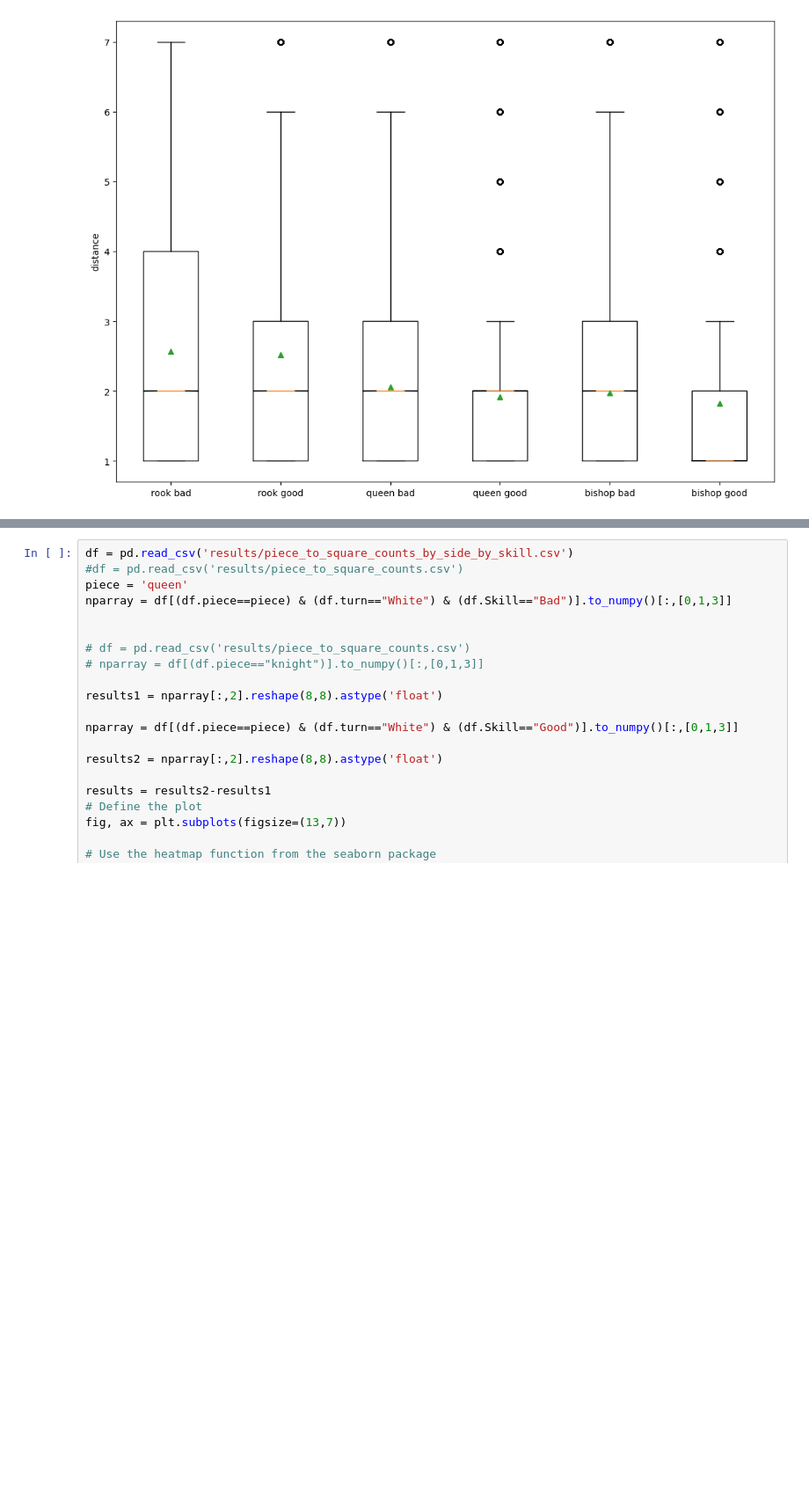
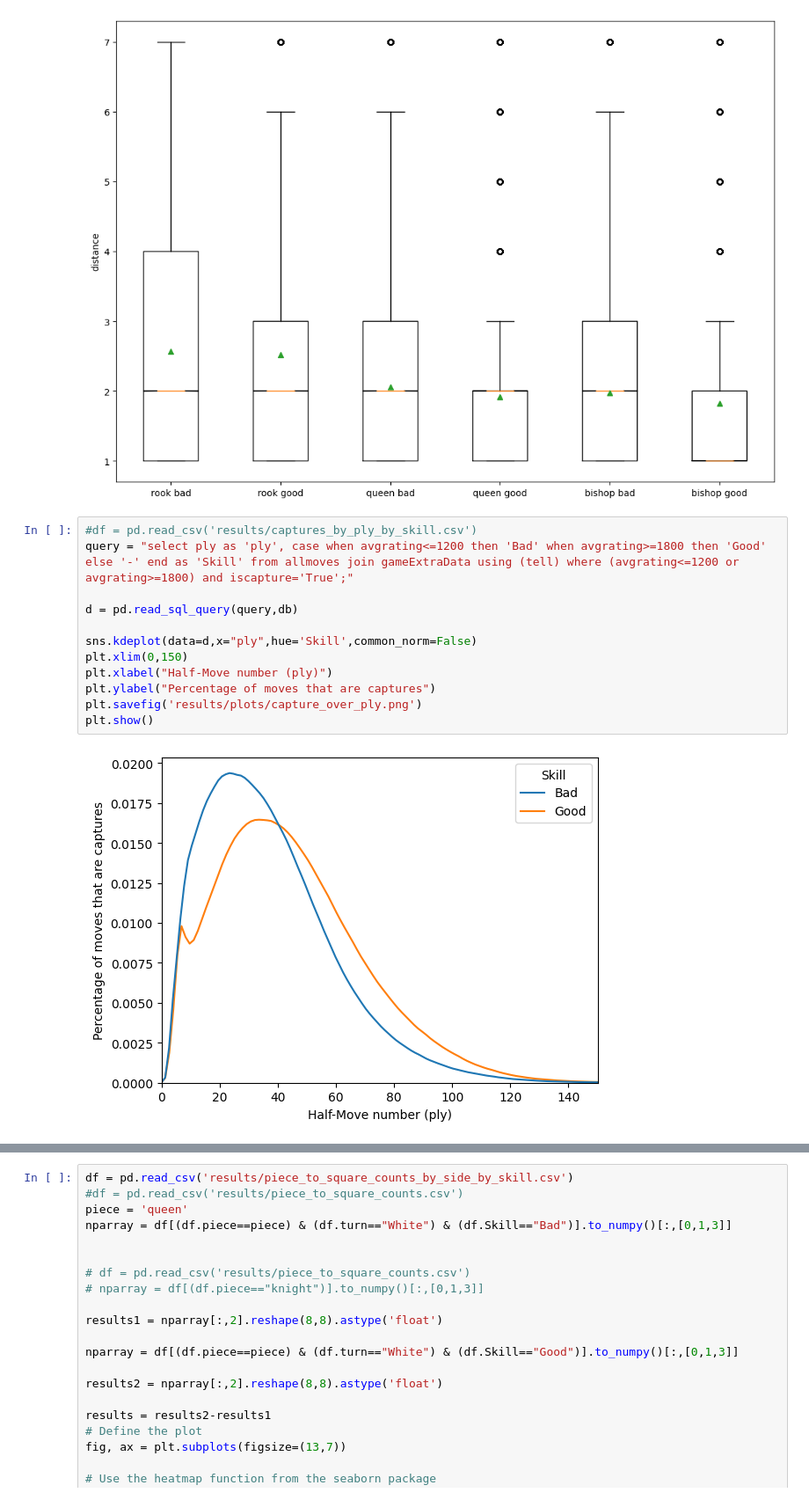
Before and after one commit to samuelfdove/chess-data-analysis, a Jupyter notebook: jupytertest.ipynb, the cells around one changed output, grey strips where cells are left out. Shown at 88% size. Drawn from its saved outputs; the diff is of its cells as text; blank space fills up the shorter version.

Commit message:
adding a lot of results

```diff
--- a/jupytertest.ipynb
+++ b/jupytertest.ipynb
@@ -49,3 +51,17 @@ plt.show()
 1.8279435737111618
 (0.6992865480556532, 7.300033973902112)
 [figure]
+# %%
+#df = pd.read_csv('results/captures_by_ply_by_skill.csv')
+query = "select ply as 'ply', case when avgrating<=1200 then 'Bad' when avgrating>=1800 then 'Good' else '-' end as 'Skill' from allmoves join gameExtraData using (tell) where (avgrating<=1200 or avgrating>=1800) and iscapture='True';"
+
+d = pd.read_sql_query(query,db)
+
+sns.kdeplot(data=d,x="ply",hue='Skill',common_norm=False)
+plt.xlim(0,150)
+plt.xlabel("Half-Move number (ply)")
+plt.ylabel("Percentage of moves that are captures")
+plt.savefig('results/plots/capture_over_ply.png')
+plt.show()
+# %% [output]
+[figure, added]
```
Also changed, not shown: parts of 2 cells of this notebook, 15 other files.
